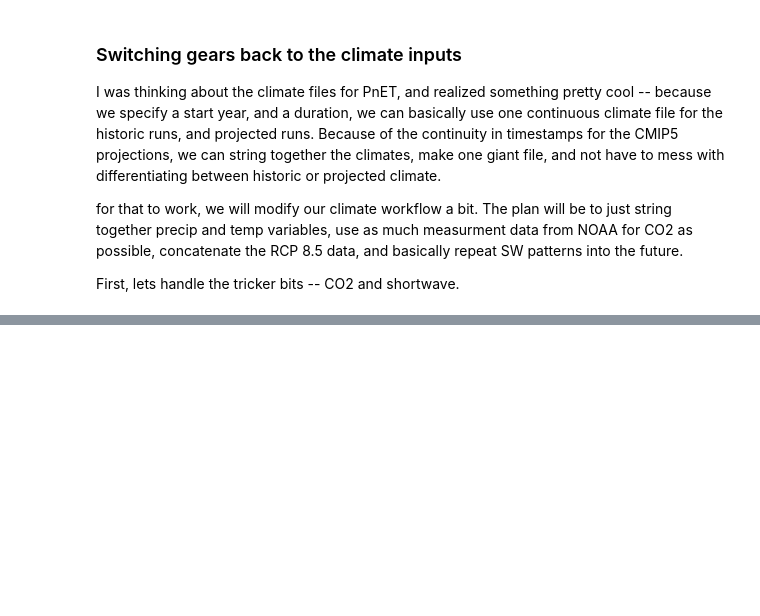
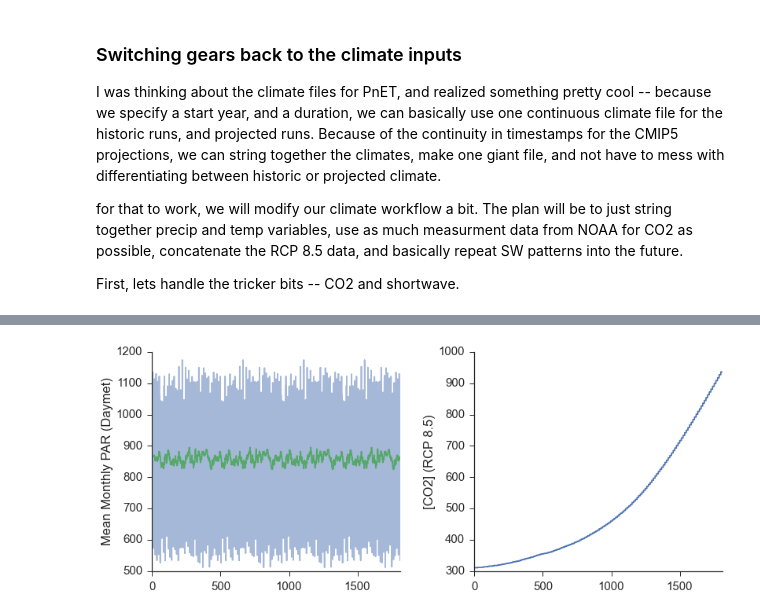
Before and after one commit to djkrofch/SantaFe_Fireshed, a Jupyter notebook: SF_Fireshed_Prep.ipynb, the cells around one changed output, grey strips where cells are left out. Drawn from its saved outputs; the diff is of its cells as text; code cells hidden in the pictures; blank space fills up the shorter version.

Commit message:
Finalized projected climate weather
Began foundation for projected FW

```diff
--- a/SF_Fireshed_Prep.ipynb
+++ b/SF_Fireshed_Prep.ipynb
@@ -915,7 +915,7 @@ headers =['Time','105','106','201','202','203','204','205',
 SWmu.columns = headers
 
 # Read in the climate projection
-loca_clim = pd.read_csv(simDir +'Access_Historical.csv', skiprows=2)
+loca_clim = pd.read_csv(simDir +'CNRM_hist.csv', skiprows=2)
 climdf    = loca_clim.dropna()
 
 # Gather the index locations for the variable transition in the CDP files
@@ -963,7 +963,7 @@ tminmu = tmin.groupby(['Year','Month']).mean().reset_index()
 SWMmu  = SWmu.groupby(['Year','Month']).mean().reset_index()
 
 # Read in the climate projection
-loca_climP = pd.read_csv(simDir +'Access_Projected_8_5.csv', skiprows=2)
+loca_climP = pd.read_csv(simDir +'CNRM85_proj.csv', skiprows=2)
 climdfP   = loca_climP.dropna()
 
 # Gather the index locations for the variable transition in the CDP files
@@ -1005,13 +1005,7 @@ tminP = taminP.reset_index(drop=True)
 prmuP   = prP.groupby(['Year','Month']).sum().reset_index()
 tmaxmuP = tmaxP.groupby(['Year','Month']).mean().reset_index()
 tminmuP = tminP.groupby(['Year','Month']).mean().reset_index()
-tminmuP = tminmuP - 273.15
-tminmuP.Year  = tminmuP.Year + 273.15
-tminmuP.Month = tminmuP.Month + 273.15
-tmaxmuP = tmaxmuP - 273.15
-tmaxmuP.Year  = tmaxmuP.Year + 273.15
-tmaxmuP.Month = tmaxmuP.Month + 273.15
 
-precip_mean = pd.concat([prmu, prmuP])
-tmax_mean = pd.concat([tmaxmu, tmaxmuP])
-tmin_mean = pd.concat([tminmu, tminmuP])
+precip_mean = pd.concat([prmu, prmuP]).reset_index(drop=True)
+tmax_mean = pd.concat([tmaxmu, tmaxmuP]).reset_index(drop=True)
+tmin_mean = pd.concat([tminmu, tminmuP]).reset_index(drop=True)
@@ -1031,0 +1018,29 @@ allCO2 = CO2[CO2.year < 2006].CO2
+# %%
+# Create a block of SW data from measurements using Daymet
+repeatedSW = pd.concat([SWMmu]*5).reset_index(drop=True)
+allSW = repeatedSW[0:1812].drop(['Year','Month'], axis = 1)
+
+# Coefficienty to convert SW to PAR
+
+allSW = allSW * 2.114
+allSW['Year']  = tmin_mean.Year
+allSW['Month'] = tmin_mean.Month
+
+# Repeat the CO2 rows to create monthly data. Note here, the column is
+# named CO2EQ, but its not really equivalent, its the CO2 PPM from the RCP
+# data -- just got lazy and didn't rename the column...
+CO2_months = CO2.loc[CO2.index.repeat(12)].reset_index(drop=True)
+CO2data = CO2_months[(CO2_months.YEARS >= 1950) & (CO2_months.YEARS <= 2100)].reset_index(drop=True)
+
+f, (ax1, ax2),  = plt.subplots(1,2, figsize =(13,5))
+plt.subplots_adjust(wspace = 0.3)
+allSW['105'].plot(alpha = 0.5, ax = ax1)
+pd.rolling_mean(allSW['105'], 12).plot(ax = ax1)
+CO2data.CO2EQ.plot(ax = ax2)
+ax1.set_ylabel('Mean Monthly PAR (Daymet)')
+ax2.set_ylabel('[CO2] (RCP 8.5)')
+
+sns.despine()
+sns.set_style('ticks')
+# %% [output]
+[figure, added]
```
Also changed, not shown: parts of 9 cells of this notebook.
